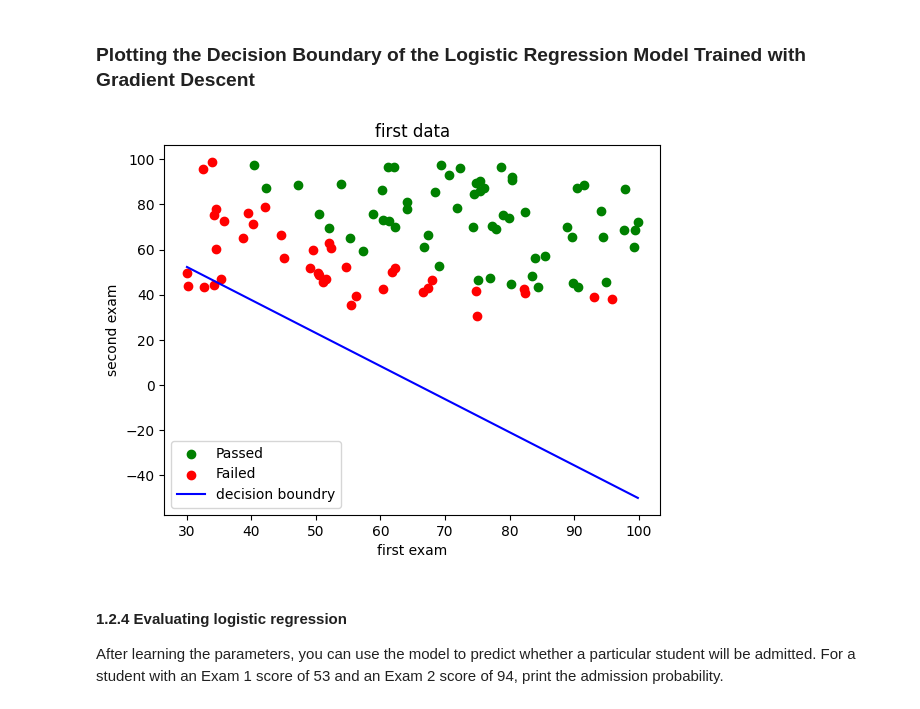
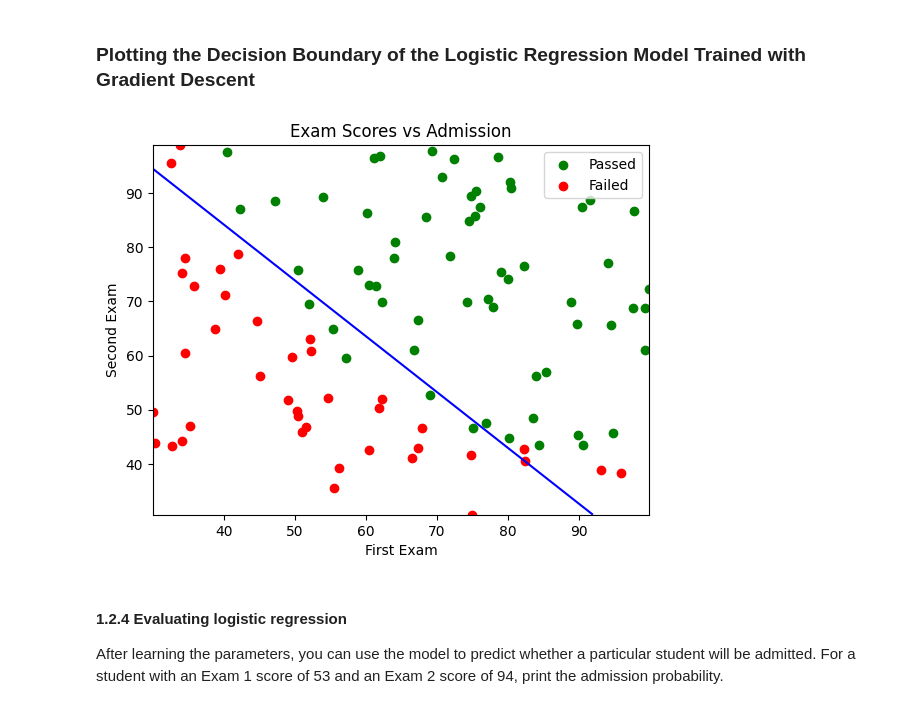
Before and after one commit to Amit-Bruhim/Student-Admission-Classification, a Jupyter notebook: src/logistic_regression_admission.ipynb, the cells around one changed output. Cells and saved outputs as stored; diff of their text form; code cells hidden in the pictures.

```diff
--- a/src/logistic_regression_admission.ipynb
+++ b/src/logistic_regression_admission.ipynb
@@ -224,27 +227,34 @@ theta = np.zeros(X.shape[1])
 theta_optimized = train_using_sgd(theta, X, y)
 # %% [markdown]
 ### Plotting the Decision Boundary of the Logistic Regression Model Trained with Gradient Descent
-# %%
-passed_students = students[students["Admission_Status"] == 1]
-failed_students = students[students["Admission_Status"] == 0]
-plt.scatter(passed_students["First_Exam"], passed_students["Second_Exam"], color="green", label="Passed")
-plt.scatter(failed_students["First_Exam"], failed_students["Second_Exam"], color="red", label="Failed")
-
-x_bound = np.linspace(students["First_Exam"].min(), students["First_Exam"].max(), 100)
-y_bounds = x_bound.copy()
-y_bounds *= -theta_optimized[1]
-y_bounds -= theta_optimized[0]
-y_bounds /= theta_optimized[2]
-plt.plot(x_bound, y_bounds, label="decision boundry", color="blue")
-
-plt.title("first data")
-plt.xlabel("first exam")
-plt.ylabel("second exam")
-
-plt.legend()
-plt.show()
-# %% [output]
-[figure, removed]
+# %%
+# Generate a grid of points
+x1 = np.linspace(students["First_Exam"].min(), students["First_Exam"].max(), 200)
+x2 = np.linspace(students["Second_Exam"].min(), students["Second_Exam"].max(), 200)
+xx1, xx2 = np.meshgrid(x1, x2)
+
+# Flatten and standardize like training
+grid = np.c_[xx1.ravel(), xx2.ravel()]
+grid_scaled = scaler.transform(grid)
+grid_scaled = np.c_[np.ones(grid_scaled.shape[0]), grid_scaled]  # add bias
+
+# Compute probabilities
+probs = sigmoid(grid_scaled.dot(theta_optimized)).reshape(xx1.shape)
+
+# Plot
+plt.scatter(passed_students["First_Exam"], passed_students["Second_Exam"], color="green", label="Passed")
+plt.scatter(failed_students["First_Exam"], failed_students["Second_Exam"], color="red", label="Failed")
+
+# Draw decision boundary (0.5 contour)
+plt.contour(xx1, xx2, probs, levels=[0.5], colors='blue')
+
+plt.title("Exam Scores vs Admission")
+plt.xlabel("First Exam")
+plt.ylabel("Second Exam")
+plt.legend()
+plt.show()
+# %% [output]
+[figure, added]
 # %% [markdown]
 #### 1.2.4 Evaluating logistic regression
 
```
Also changed, not shown: parts of 3 cells of this notebook.
